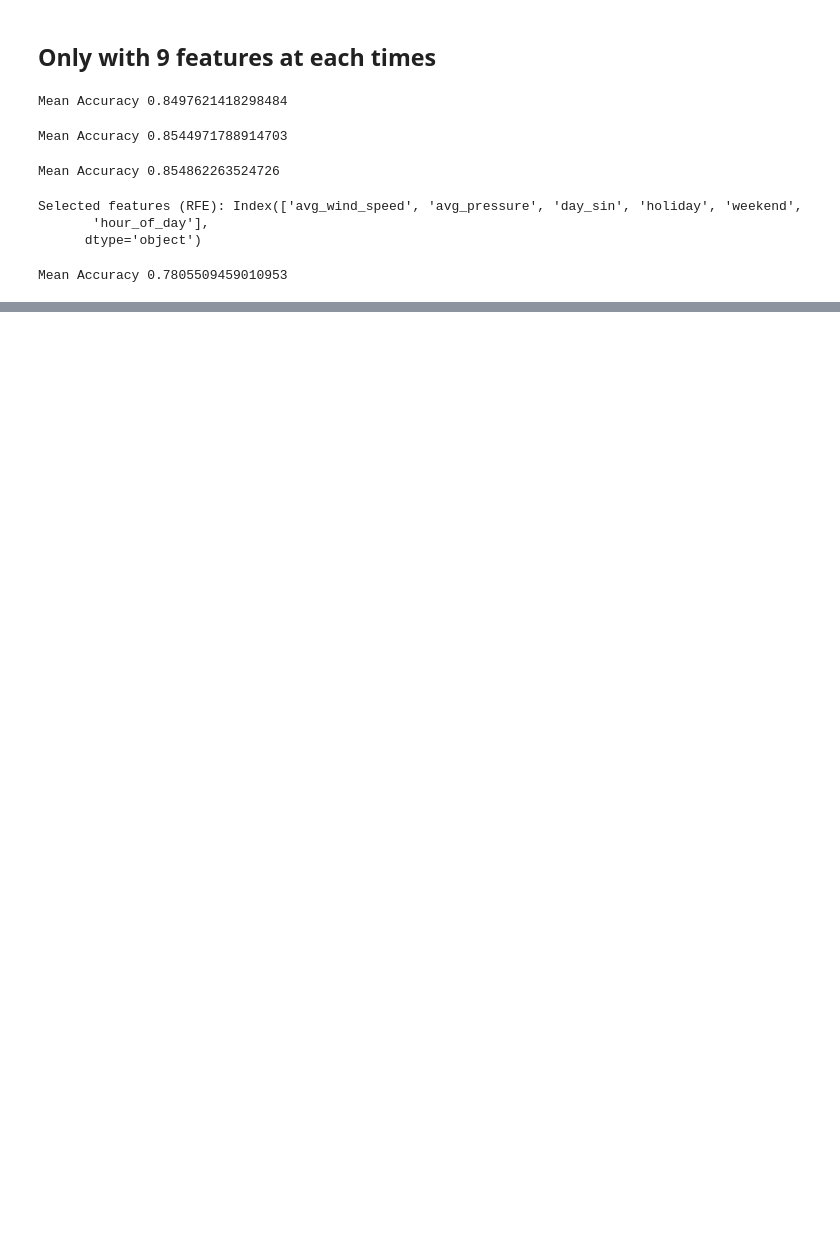
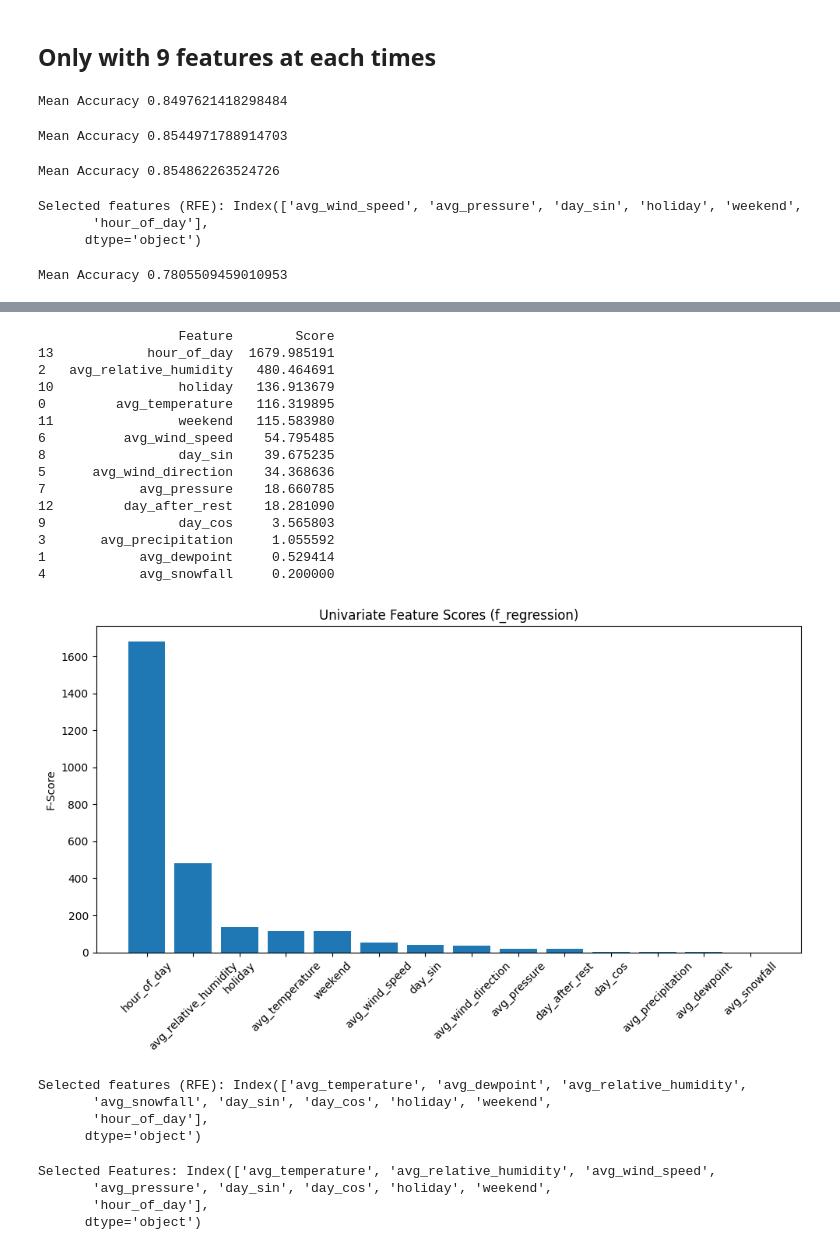
Before and after one commit to LeiY769/DataProject, a Jupyter notebook: Modeling/classifier.ipynb, the cells around one changed output, grey strips where cells are left out. Cells and saved outputs as stored; diff of their text form; code cells hidden in the pictures; blank space fills up the shorter version.

```diff
--- a/Modeling/classifier.ipynb
+++ b/Modeling/classifier.ipynb
@@ -740,0 +745,67 @@ Accuracy 0.8723948811700183
+# %%
+from sklearn.feature_selection import SelectKBest, f_regression
+import pandas as pd
+import matplotlib.pyplot as plt
+
+selector = SelectKBest(score_func=f_regression, k='all')
+selector.fit(x, y)
+
+feature_scores = pd.DataFrame({'Feature': x.columns,'Score': selector.scores_}).sort_values(by='Score', ascending=False)
+
+print(feature_scores)
+
+plt.figure(figsize=(10, 6))
+plt.bar(feature_scores['Feature'], feature_scores['Score'])
+plt.title("Univariate Feature Scores (f_regression)")
+plt.xticks(rotation=45)
+plt.ylabel("F-Score")
+plt.tight_layout()
+plt.show()
+# %% [output]
+                  Feature        Score
+13            hour_of_day  1679.985191
+2   avg_relative_humidity   480.464691
+10                holiday   136.913679
+0         avg_temperature   116.319895
+11                weekend   115.583980
+6          avg_wind_speed    54.795485
+8                 day_sin    39.675235
+5      avg_wind_direction    34.368636
+7            avg_pressure    18.660785
+12         day_after_rest    18.281090
+9                 day_cos     3.565803
+3       avg_precipitation     1.055592
+1            avg_dewpoint     0.529414
+4            avg_snowfall     0.200000
+[figure, added]
+# %%
+from sklearn.linear_model import LinearRegression
+from sklearn.feature_selection import RFE
+
+estimator = LinearRegression()
+
+rfe = RFE(estimator, n_features_to_select=9)
+rfe.fit(x, y)
+
+selected_features = x.columns[rfe.support_]
+print("Selected features (RFE):", selected_features)
+# %% [output]
+Selected features (RFE): Index(['avg_temperature', 'avg_dewpoint', 'avg_relative_humidity',
+       'avg_snowfall', 'day_sin', 'day_cos', 'holiday', 'weekend',
+       'hour_of_day'],
+      dtype='object')
+# %%
+from sklearn.linear_model import ElasticNet
+
+
+elastic_net = ElasticNet(alpha=0.01, l1_ratio=0.5)
+elastic_net.fit(x, y)
+
+# Get selected features
+selected_features = x.columns[np.abs(elastic_net.coef_) > 0.001]
+print("Selected Features:", selected_features)
+# %% [output]
+Selected Features: Index(['avg_temperature', 'avg_relative_humidity', 'avg_wind_speed',
+       'avg_pressure', 'day_sin', 'day_cos', 'holiday', 'weekend',
+       'hour_of_day'],
+      dtype='object')
```
Also changed, not shown: parts of 5 cells of this notebook, 1 other file.
